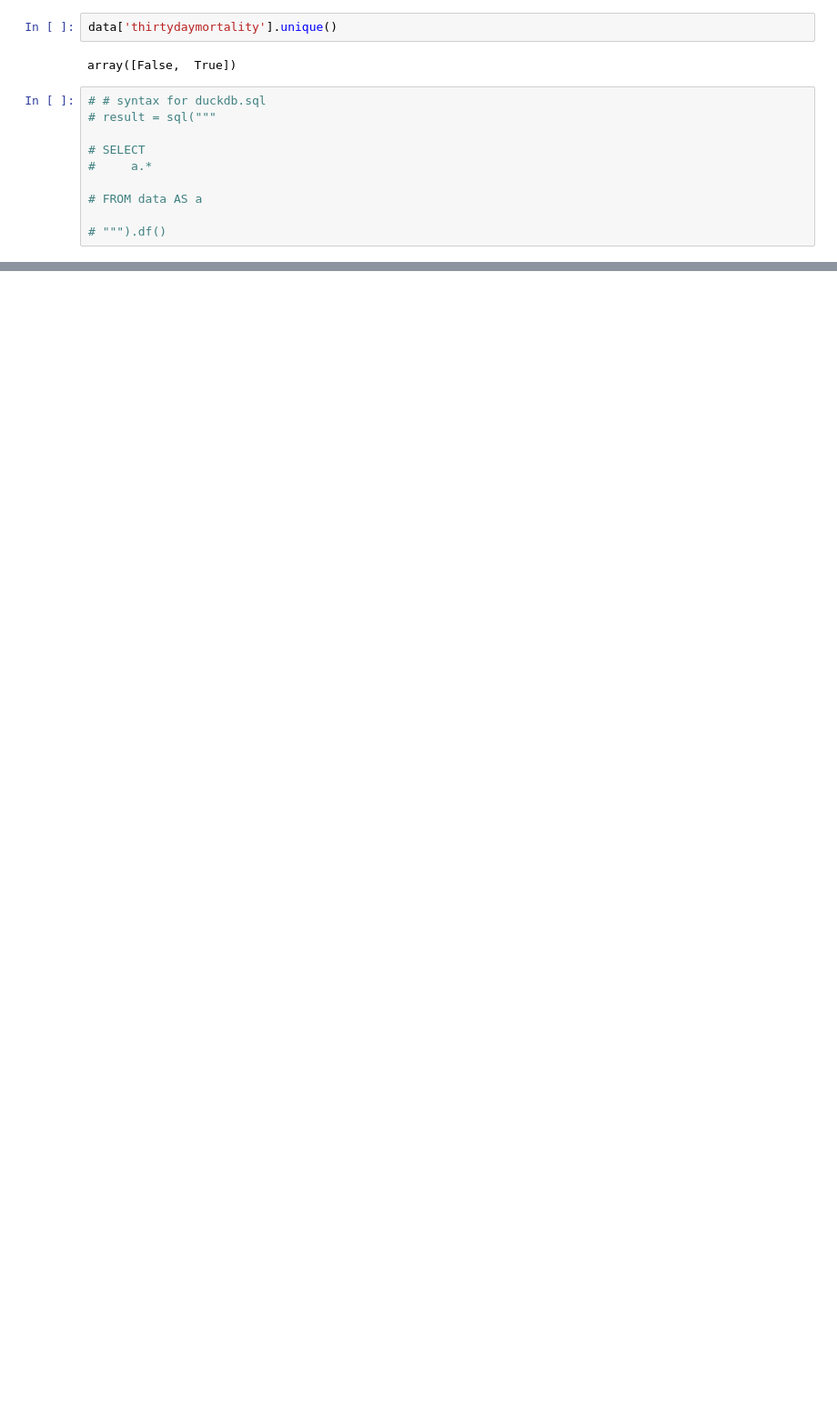
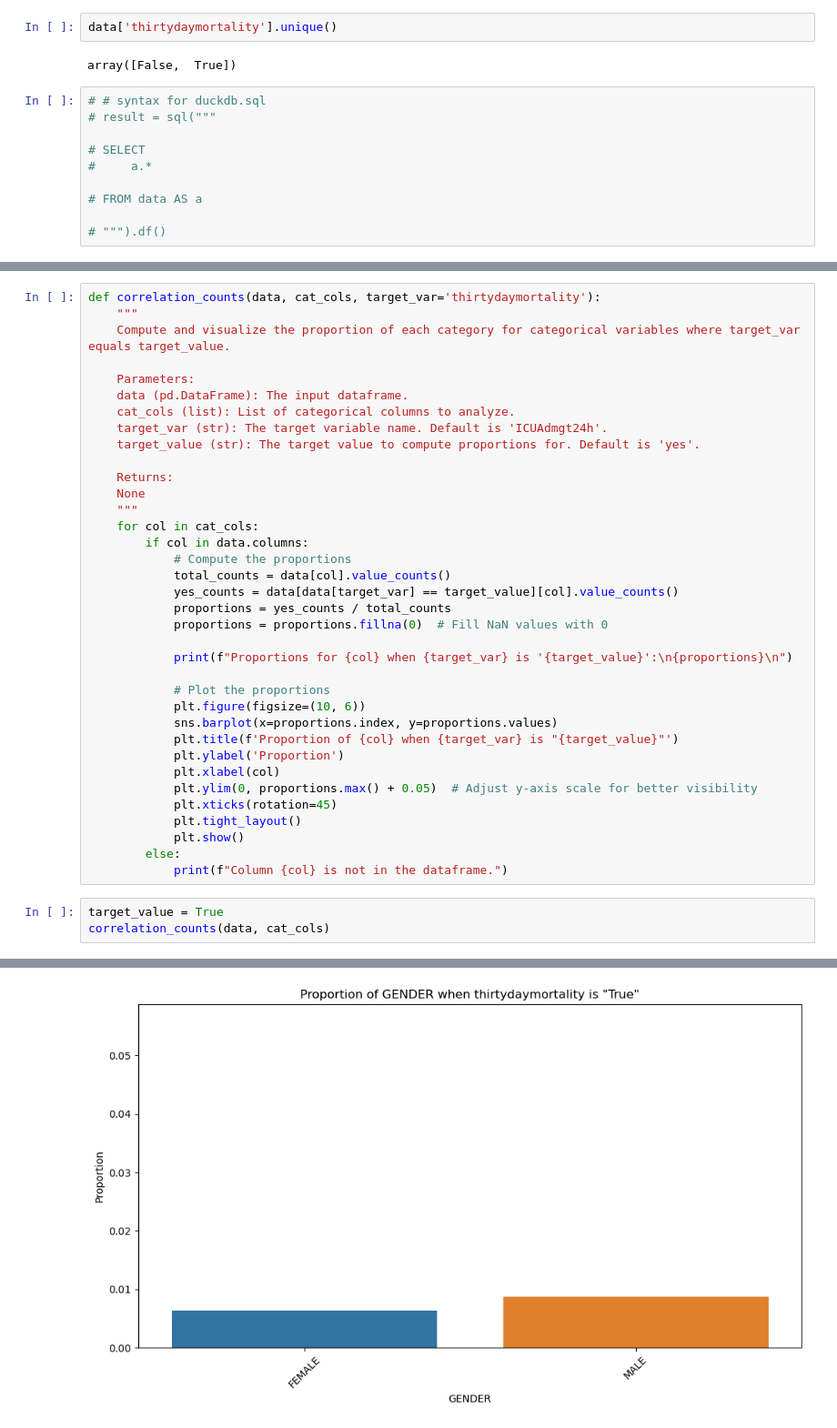
Before and after one commit to Mingtaros/CARES_Analytics, a Jupyter notebook: notebooks/feature_selection.ipynb, the cells around one changed output, grey strips where cells are left out. Shown at 91% size. Saved outputs shown, nothing was run; the diff lists cells and outputs as text; blank space fills up the shorter version.

```diff
--- a/notebooks/feature_selection.ipynb
+++ b/notebooks/feature_selection.ipynb
@@ -340,0 +367,40 @@ Index(['PreopEGFRMDRD', 'RCRI score', 'GENDER', 'Anemia category',
+# %%
+def correlation_counts(data, cat_cols, target_var='thirtydaymortality'):
+    """
+    Compute and visualize the proportion of each category for categorical variables where target_var equals target_value.
+
+    Parameters:
+    data (pd.DataFrame): The input dataframe.
+    cat_cols (list): List of categorical columns to analyze.
+    target_var (str): The target variable name. Default is 'ICUAdmgt24h'.
+    target_value (str): The target value to compute proportions for. Default is 'yes'.
+
+    Returns:
+    None
+    """
+    for col in cat_cols:
+        if col in data.columns:
+            # Compute the proportions
+            total_counts = data[col].value_counts()
+            yes_counts = data[data[target_var] == target_value][col].value_counts()
+            proportions = yes_counts / total_counts
+            proportions = proportions.fillna(0)  # Fill NaN values with 0
+
+            print(f"Proportions for {col} when {target_var} is '{target_value}':\n{proportions}\n")
+
+            # Plot the proportions
+            plt.figure(figsize=(10, 6))
+            sns.barplot(x=proportions.index, y=proportions.values)
+            plt.title(f'Proportion of {col} when {target_var} is "{target_value}"')
+            plt.ylabel('Proportion')
+            plt.xlabel(col)
+            plt.ylim(0, proportions.max() + 0.05)  # Adjust y-axis scale for better visibility
+            plt.xticks(rotation=45)
+            plt.tight_layout()
+            plt.show()
+        else:
+            print(f"Column {col} is not in the dataframe.")
+# %%
+target_value = True
+correlation_counts(data, cat_cols)
+# %% [output]
@@ -340,0 +412 @@ Index(['PreopEGFRMDRD', 'RCRI score', 'GENDER', 'Anemia category',
+[figure, added]
```
Also changed, not shown: parts of 29 cells of this notebook, 5 other files.
